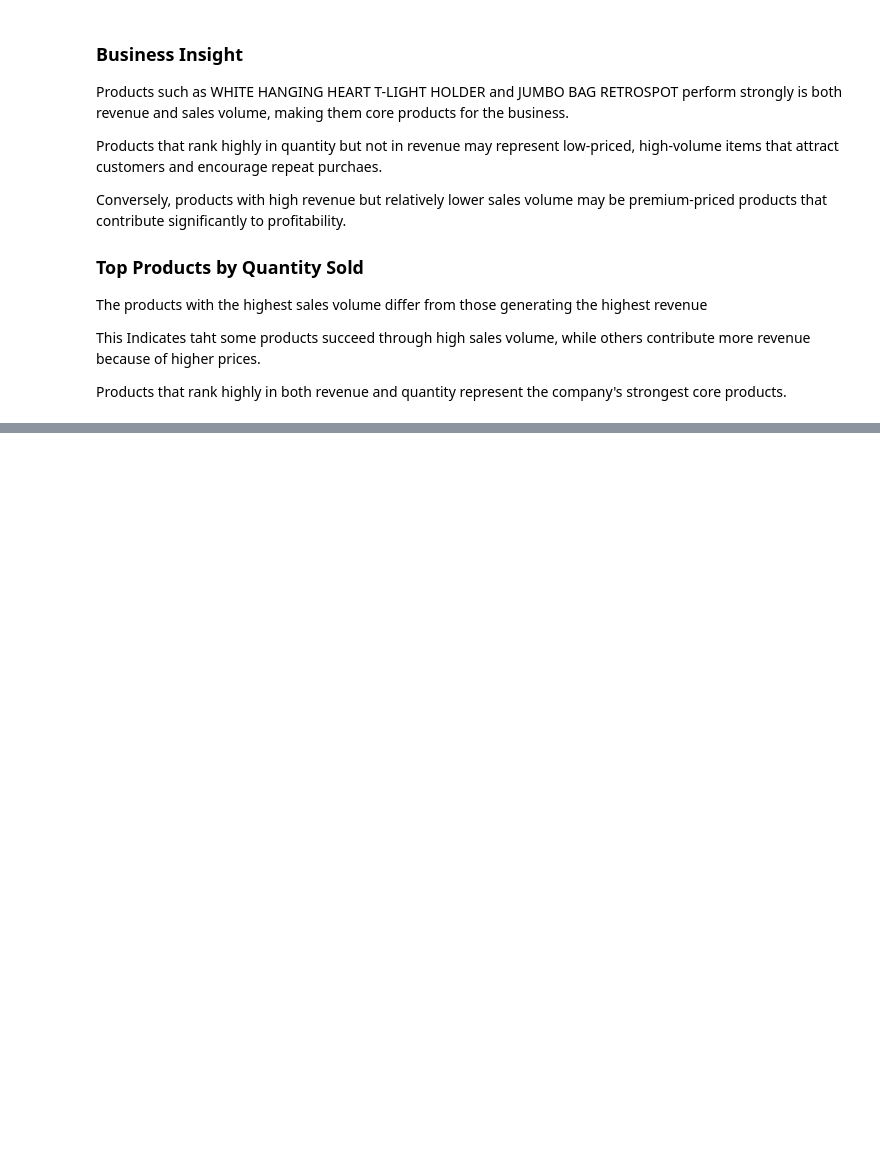
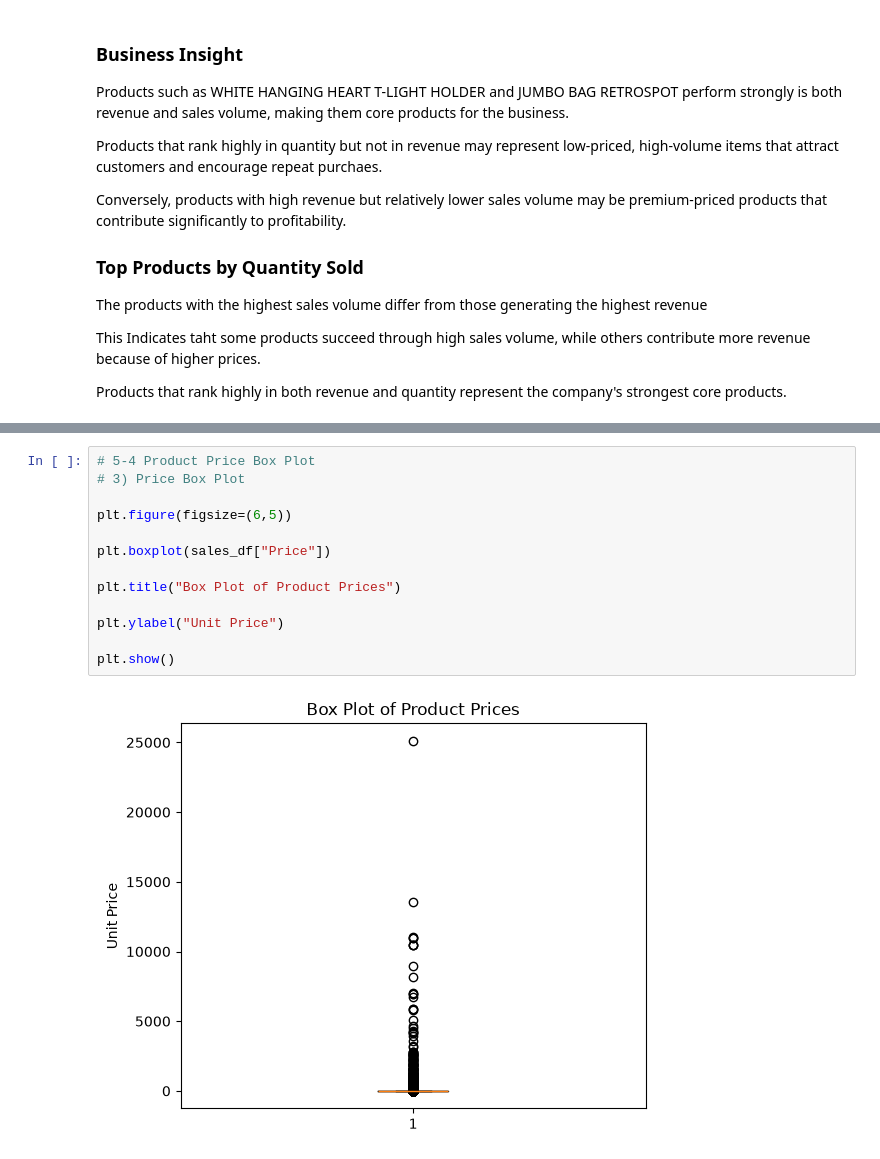
Before and after one commit to yoonjusong-analytics/ecommerce--customer-sales-analysis, a Jupyter notebook: notebook/03_exploratory_data_analysis.ipynb, the cells around one changed output, grey strips where cells are left out. Drawn from its saved outputs; the diff is of its cells as text; blank space fills up the shorter version.

```diff
--- a/notebook/03_exploratory_data_analysis.ipynb
+++ b/notebook/03_exploratory_data_analysis.ipynb
@@ -1279,0 +1512,15 @@ Products that rank highly in both revenue and quantity represent the company's s
+# %%
+# 5-4 Product Price Box Plot
+# 3) Price Box Plot
+
+plt.figure(figsize=(6,5))
+
+plt.boxplot(sales_df["Price"])
+
+plt.title("Box Plot of Product Prices")
+
+plt.ylabel("Unit Price")
+
+plt.show()
+# %% [output]
+[figure, added]
```
Also changed, not shown: parts of 16 cells of this notebook, 1 other file.
